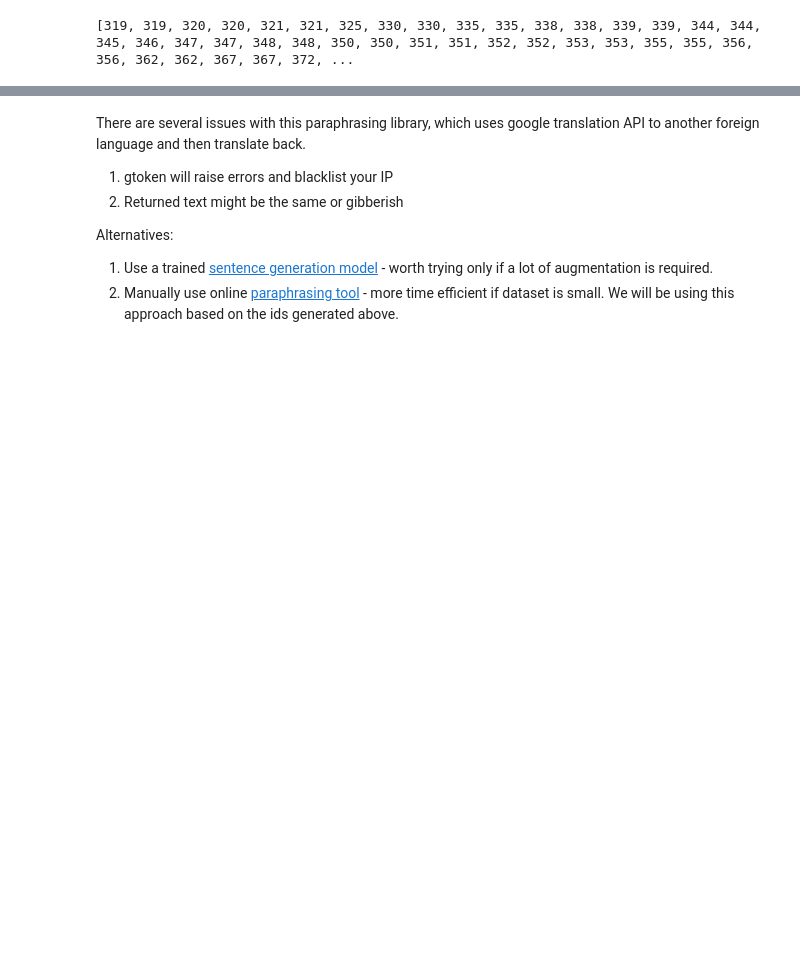
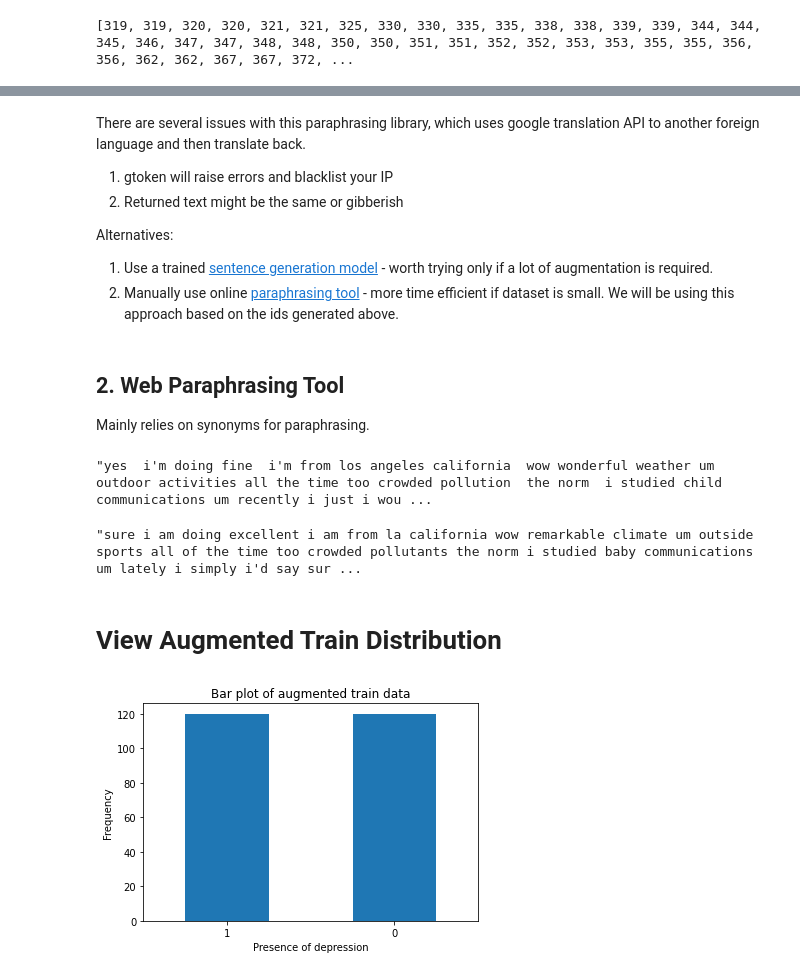
Before and after one commit to derong97/automatic-depression-detector, a Jupyter notebook: preprocessing/2-data_augmentation.ipynb, the cells around one changed output, grey strips where cells are left out. Cells and saved outputs as stored; diff of their text form; code cells hidden in the pictures; blank space fills up the shorter version.

```diff
--- a/preprocessing/2-data_augmentation.ipynb
+++ b/preprocessing/2-data_augmentation.ipynb
@@ -187,4 +192,33 @@ There are several issues with this paraphrasing library, which uses google trans
 
 Alternatives:
 1. Use a trained [sentence generation model](https://github.com/vsuthichai/paraphraser) - worth trying only if a lot of augmentation is required.
-2. Manually use online [paraphrasing tool](https://paraphrasing-tool.com/) - more time efficient if dataset is small. We will be using this approach based on the ids generated above.
+2. Manually use online [paraphrasing tool](https://www.prepostseo.com/paraphrasing-tool) - more time efficient if dataset is small. We will be using this approach based on the ids generated above.
+# %% [markdown]
+## 2. Web Paraphrasing Tool
+Mainly relies on synonyms for paraphrasing.
+# %%
+augmented_transcript_file = 'augmented_compiled_transcripts.csv'
+
+aug_df = pd.read_csv(augmented_transcript_file)
+
+# before
+aug_df[aug_df.Participant_ID == 338]['Transcript'].values[0]
+# %% [output]
+"yes  i'm doing fine  i'm from los angeles california  wow wonderful weather um outdoor activities all the time too crowded pollution  the norm  i studied child communications um recently i just i wou ...
+# %%
+# after
+aug_df[aug_df.Participant_ID == 338]['Transcript'].values[1]
+# %% [output]
+"sure i am doing excellent i am from la california wow remarkable climate um outside sports all of the time too crowded pollutants the norm i studied baby communications um lately i simply i'd say sur ...
+# %% [markdown]
+# View Augmented Train Distribution
+# %%
+aug_df_train = aug_df[~aug_df.Participant_ID.isin(test_participants)]
+
+aug_df_train['PHQ_Binary'].value_counts().plot(kind='bar', rot=0)
+plt.ylabel("Frequency")
+plt.xlabel("Presence of depression")
+plt.title("Bar plot of augmented train data")
+plt.show()
+# %% [output]
+[figure, added]
```
Also changed, not shown: parts of 14 cells of this notebook, 14 other files.
